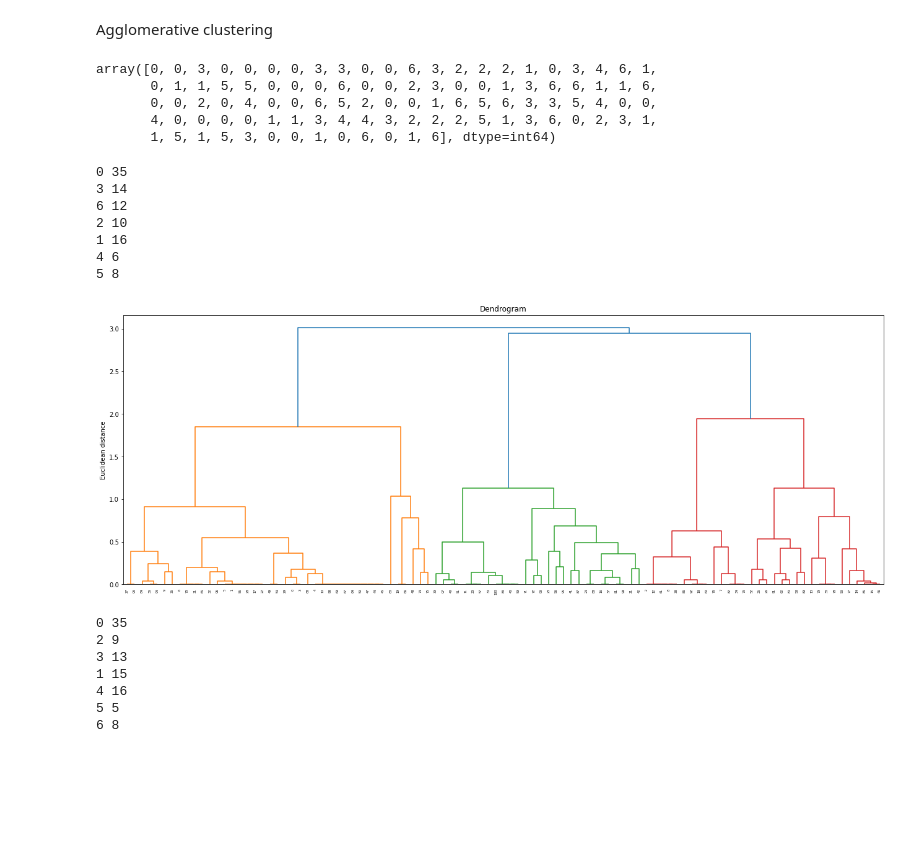
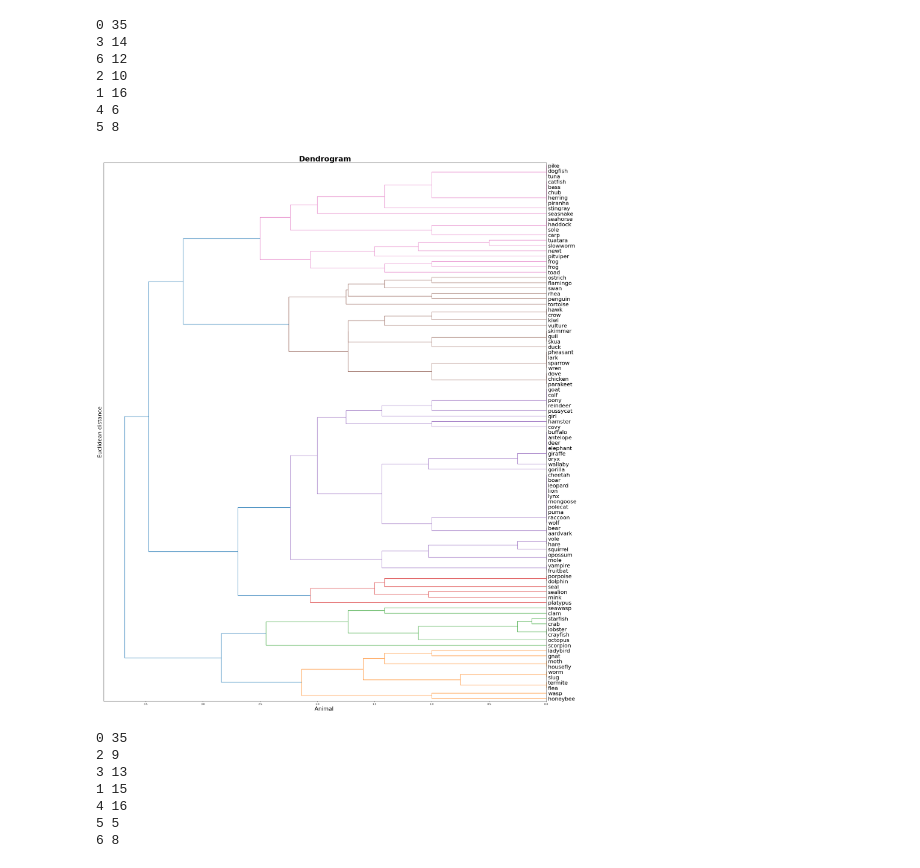
Before and after one commit to GiovanniDiMasi/Cluster_animali, a Jupyter notebook: Zoo Dataset Fabio.ipynb, the cells around one changed output. Cells and saved outputs as stored; diff of their text form; code cells hidden in the pictures; blank space fills up the shorter version.

```diff
--- a/Zoo Dataset Fabio.ipynb
+++ b/Zoo Dataset Fabio.ipynb
@@ -40,14 +39,6 @@ for k,v in D.items():
-# %% [markdown]
-Agglomerative clustering
 # %%
-agg_clustering = AgglomerativeClustering(n_clusters = 7, affinity = 'euclidean', linkage = 'ward', )
+agg_clustering = AgglomerativeClustering(n_clusters = 7, affinity = 'euclidean', linkage = 'ward')
 labels = agg_clustering.fit_predict(df)
-# %% [output]
-array([0, 0, 3, 0, 0, 0, 0, 3, 3, 0, 0, 6, 3, 2, 2, 2, 1, 0, 3, 4, 6, 1,
-       0, 1, 1, 5, 5, 0, 0, 0, 6, 0, 0, 2, 3, 0, 0, 1, 3, 6, 6, 1, 1, 6,
-       0, 0, 2, 0, 4, 0, 0, 6, 5, 2, 0, 0, 1, 6, 5, 6, 3, 3, 5, 4, 0, 0,
-       4, 0, 0, 0, 0, 1, 1, 3, 4, 4, 3, 2, 2, 2, 5, 1, 3, 6, 0, 2, 3, 1,
-       1, 5, 1, 5, 3, 0, 0, 1, 0, 6, 0, 1, 6], dtype=int64)
 # %%
 D_agg = defaultdict(lambda:0)
 for item in labels:
@@ -65,18 +56,18 @@ for j,l in D_agg.items():
 5 8
 # %%
 ##qui costruistisco un dendogramma per un clusterign gerarchico
+Z = linkage(data, method = 'complete')
 
-
-
-Z = linkage(df, method = 'complete')
-
-plt.figure(figsize = (22,8))
-dendro = dendrogram(Z)
-plt.title('Dendrogram')
-plt.ylabel('Euclidean distance')
+plt.figure(figsize = (32,40))
+dendro = dendrogram(Z, orientation = "left",
+                   labels=[x for x in da["animal_name"]],
+                   leaf_font_size=22)
+plt.title("Dendrogram", fontsize = 30, fontweight="bold")
+plt.ylabel('Euclidean distance', fontsize = 22)
+plt.xlabel("Animal ", fontsize = 22)
 plt.show()
 # %% [output]
-[figure, old version]
+[figure, new version]
 # %%
 ## Algoritmo Spectral Clustering
 
```
Also changed, not shown: parts of 7 cells of this notebook.
